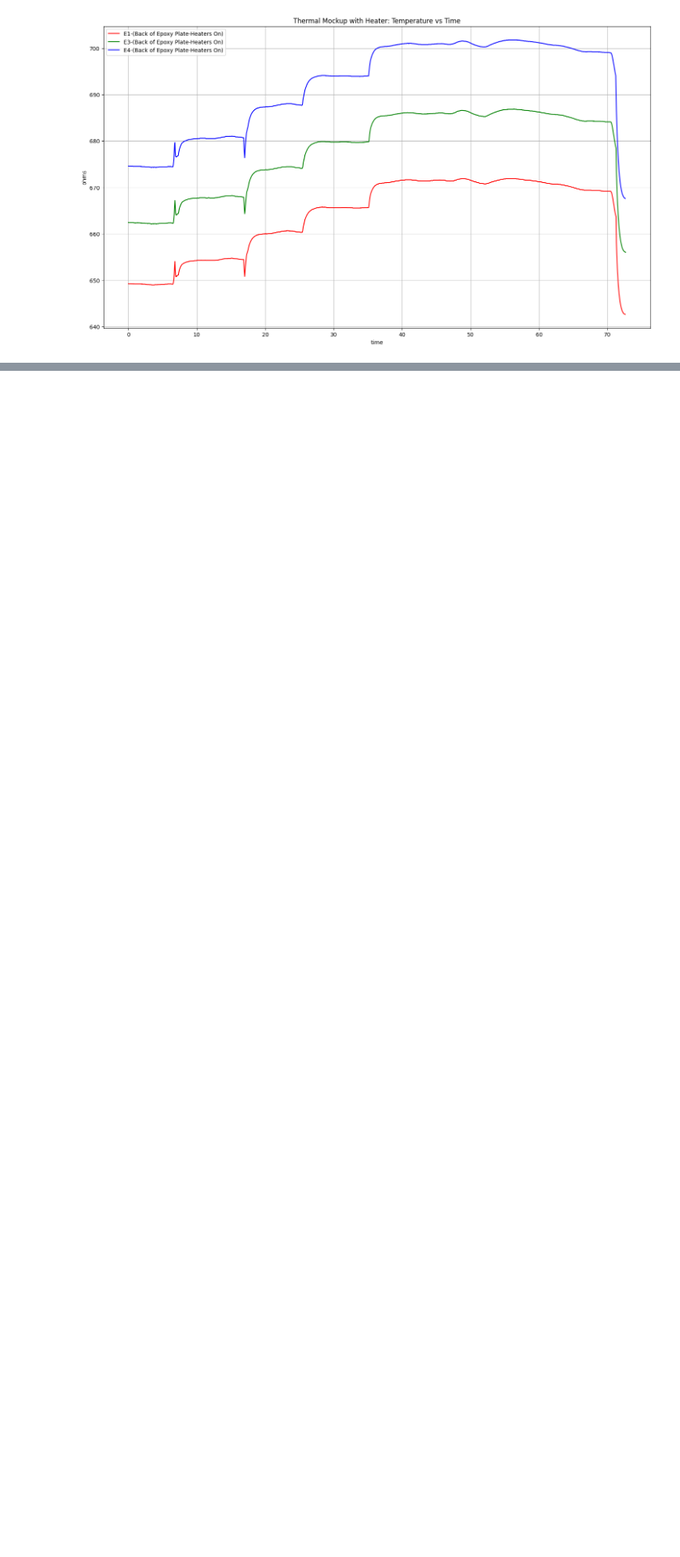
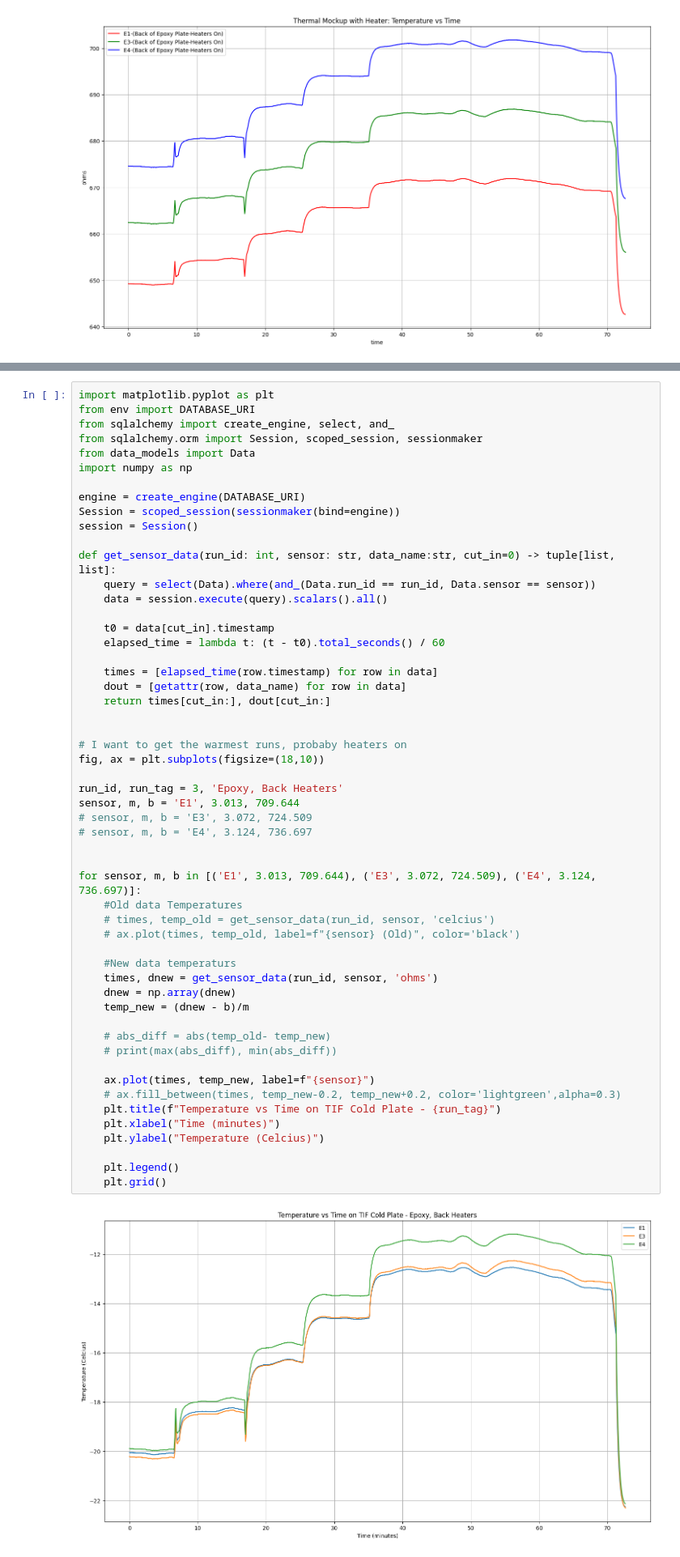
Before and after one commit to bu-etl/module_thermal_mockup, a Jupyter notebook: module_pcb_thermal_mockup_v3.5/software/db_analysis.ipynb, the cells around one changed output, grey strips where cells are left out. Shown: that part at 81% size. Cells and saved outputs as stored; diff of their text form; blank space fills up the shorter version.

Commit message:
post analysis of the calibration data

```diff
--- a/module_pcb_thermal_mockup_v3.5/software/db_analysis.ipynb
+++ b/module_pcb_thermal_mockup_v3.5/software/db_analysis.ipynb
@@ -104,0 +107,56 @@ ax.grid()
+# %%
+import matplotlib.pyplot as plt
+from env import DATABASE_URI
+from sqlalchemy import create_engine, select, and_
+from sqlalchemy.orm import Session, scoped_session, sessionmaker
+from data_models import Data
+import numpy as np
+
+engine = create_engine(DATABASE_URI)
+Session = scoped_session(sessionmaker(bind=engine))
+session = Session()
+
+def get_sensor_data(run_id: int, sensor: str, data_name:str, cut_in=0) -> tuple[list, list]:
+    query = select(Data).where(and_(Data.run_id == run_id, Data.sensor == sensor))
+    data = session.execute(query).scalars().all()
+
+    t0 = data[cut_in].timestamp
+    elapsed_time = lambda t: (t - t0).total_seconds() / 60
+
+    times = [elapsed_time(row.timestamp) for row in data]
+    dout = [getattr(row, data_name) for row in data]
+    return times[cut_in:], dout[cut_in:]
+
+
+# I want to get the warmest runs, probaby heaters on
+fig, ax = plt.subplots(figsize=(18,10))
+
+run_id, run_tag = 3, 'Epoxy, Back Heaters'
+sensor, m, b = 'E1', 3.013, 709.644
+# sensor, m, b = 'E3', 3.072, 724.509
+# sensor, m, b = 'E4', 3.124, 736.697
+
+
+for sensor, m, b in [('E1', 3.013, 709.644), ('E3', 3.072, 724.509), ('E4', 3.124, 736.697)]:
+    #Old data Temperatures
+    # times, temp_old = get_sensor_data(run_id, sensor, 'celcius')
+    # ax.plot(times, temp_old, label=f"{sensor} (Old)", color='black')
+
+    #New data temperaturs
+    times, dnew = get_sensor_data(run_id, sensor, 'ohms')
+    dnew = np.array(dnew)
+    temp_new = (dnew - b)/m
+
+    # abs_diff = abs(temp_old- temp_new)
+    # print(max(abs_diff), min(abs_diff))
+
+    ax.plot(times, temp_new, label=f"{sensor}")
+    # ax.fill_between(times, temp_new-0.2, temp_new+0.2, color='lightgreen',alpha=0.3)
+    plt.title(f"Temperature vs Time on TIF Cold Plate - {run_tag}")
+    plt.xlabel("Time (minutes)")
+    plt.ylabel("Temperature (Celcius)")
+
+    plt.legend()
+    plt.grid()
+# %% [output]
+[figure, added]
```
Also changed, not shown: parts of 3 cells of this notebook.
